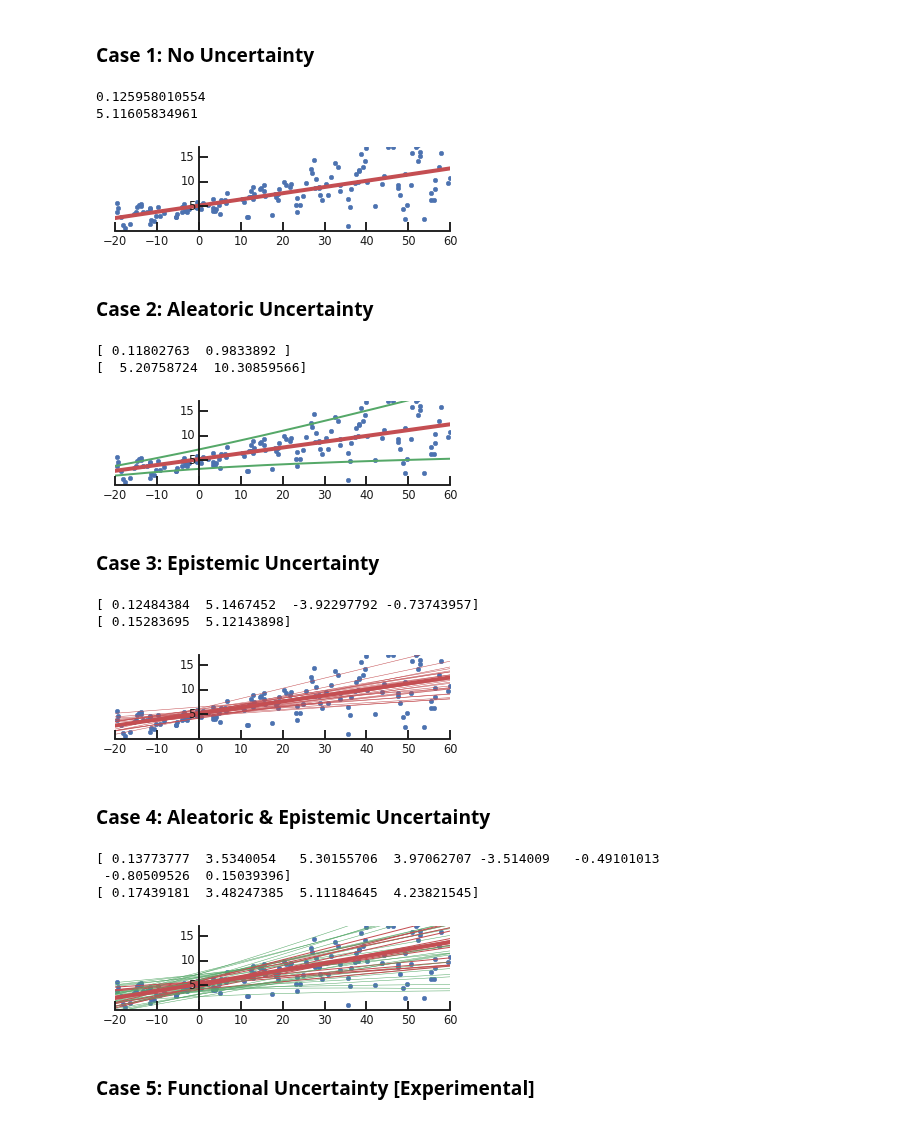
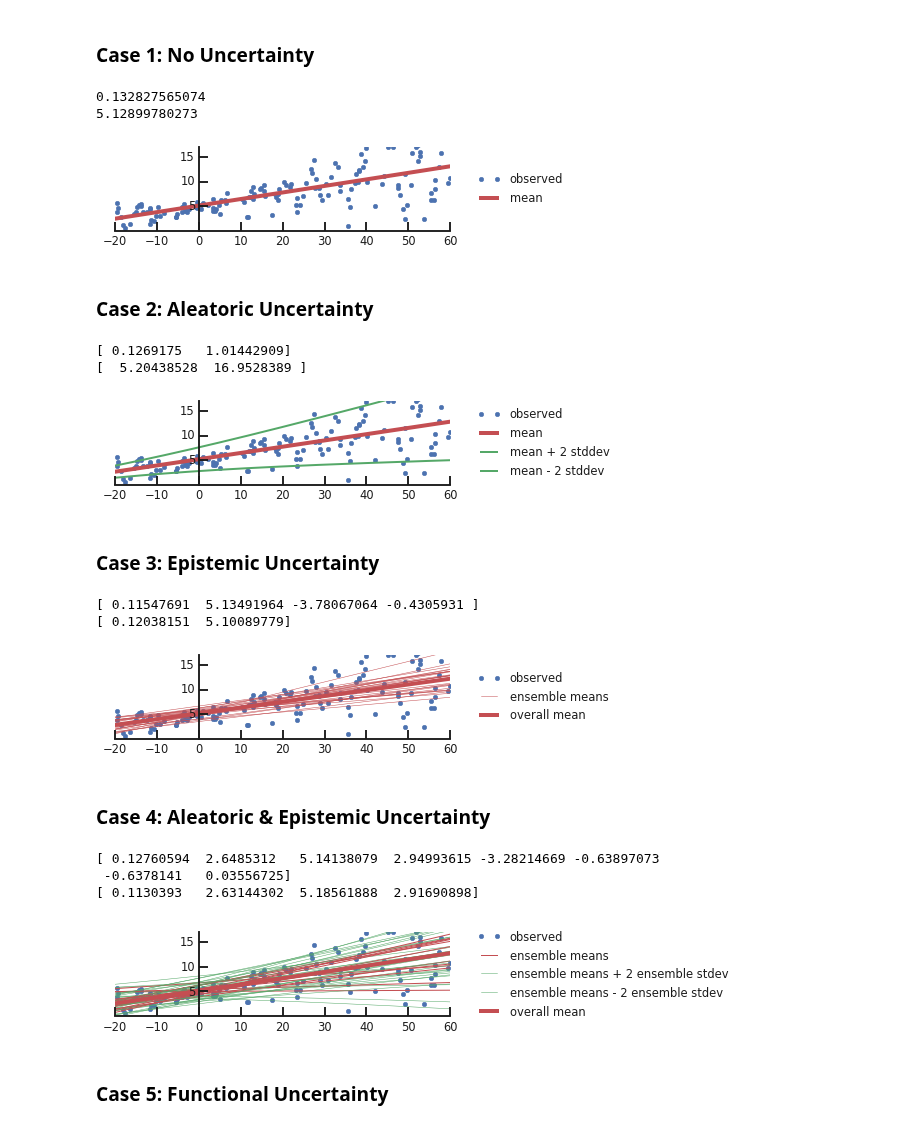
Before and after one commit to tensorflow/probability, a Jupyter notebook: tensorflow_probability/examples/jupyter_notebooks/Probabilistic_Layers_Regression.ipynb, the cells around one changed output. Saved outputs shown, nothing was run; the diff lists cells and outputs as text; code cells hidden in the pictures.

```diff
--- a/tensorflow_probability/examples/jupyter_notebooks/Probabilistic_Layers_Regression.ipynb
+++ b/tensorflow_probability/examples/jupyter_notebooks/Probabilistic_Layers_Regression.ipynb
@@ -97,7 +97,7 @@ w0 = 0.125
 b0 = 5.
 x_range = [-20, 60]
 
-def load_dataset(n=150, n_tst=10):
+def load_dataset(n=150, n_tst=150):
   np.random.seed(43)
   def s(x):
     g = (x - x_range[0]) / (x_range[1] - x_range[0])
@@ -121,41 +121,42 @@ model = tf.keras.Sequential([
 ])
 
 # Do inference.
-model.compile(optimizer=tf.optimizers.Adam(learning_rate=0.05), loss=negloglik)
-model.fit(x, y, epochs=500, verbose=False);
+model.compile(optimizer=tf.optimizers.Adam(learning_rate=0.01), loss=negloglik)
+model.fit(x, y, epochs=1000, verbose=False);
 
 # Profit.
 [print(np.squeeze(w.numpy())) for w in model.weights];
 yhat = model(x_tst)
 assert isinstance(yhat, tfd.Distribution)
 # %% [output]
-0.125958010554
-5.11605834961
+0.132827565074
+5.12899780273
 # %%
 #@title Figure 1: No uncertainty.
 w = np.squeeze(model.layers[-2].kernel.numpy())
 b = np.squeeze(model.layers[-2].bias.numpy())
 
 plt.figure(figsize=[6, 1.5])  # inches
 #plt.figure(figsize=[8, 5])  # inches
 plt.plot(x, y, 'b.', label='observed');
-plt.plot(x_tst, yhat.mean(),'r', label='fit', linewidth=4);
+plt.plot(x_tst, yhat.mean(),'r', label='mean', linewidth=4);
 plt.ylim(-0.,17);
 plt.yticks(np.linspace(0, 15, 4)[1:]);
 plt.xticks(np.linspace(*x_range, num=9));
 
 ax=plt.gca();
 ax.xaxis.set_ticks_position('bottom')
 ax.yaxis.set_ticks_position('left')
 ax.spines['left'].set_position(('data', 0))
 ax.spines['top'].set_visible(False)
 ax.spines['right'].set_visible(False)
 #ax.spines['left'].set_smart_bounds(True)
 #ax.spines['bottom'].set_smart_bounds(True)
+plt.legend(loc='center left', fancybox=True, framealpha=0., bbox_to_anchor=(1.05, 0.5))
 
 plt.savefig('/tmp/fig1.png', bbox_inches='tight', dpi=300)
 # %% [output]
-[figure, old version]
+[figure, new version]
 # %% [markdown]
 ### Case 2: Aleatoric Uncertainty
 # %%
@@ -168,16 +169,16 @@ model = tf.keras.Sequential([
 ])
 
 # Do inference.
-model.compile(optimizer=tf.optimizers.Adam(learning_rate=0.05), loss=negloglik)
-model.fit(x, y, epochs=500, verbose=False);
+model.compile(optimizer=tf.optimizers.Adam(learning_rate=0.01), loss=negloglik)
+model.fit(x, y, epochs=1000, verbose=False);
 
 # Profit.
 [print(np.squeeze(w.numpy())) for w in model.weights];
 yhat = model(x_tst)
 assert isinstance(yhat, tfd.Distribution)
 # %% [output]
-[ 0.11802763  0.9833892 ]
-[  5.20758724  10.30859566]
+[ 0.1269175   1.01442909]
+[  5.20438528  16.9528389 ]
 # %%
 #@title Figure 2: Aleatoric Uncertainty
 plt.figure(figsize=[6, 1.5])  # inches
@@ -186,9 +187,9 @@ plt.plot(x, y, 'b.', label='observed');
 m = yhat.mean()
 s = yhat.stddev()
 
-plt.plot(x_tst, m, 'r', linewidth=4, label='fit');
-plt.plot(x_tst, m + 2 * s, 'g', linewidth=2, label=r'$\mu+\sigma$');
-plt.plot(x_tst, m - 2 * s, 'g', linewidth=2, label=r'$\mu-\sigma$');
+plt.plot(x_tst, m, 'r', linewidth=4, label='mean');
+plt.plot(x_tst, m + 2 * s, 'g', linewidth=2, label=r'mean + 2 stddev');
+plt.plot(x_tst, m - 2 * s, 'g', linewidth=2, label=r'mean - 2 stddev');
 
 plt.ylim(-0.,17);
 plt.yticks(np.linspace(0, 15, 4)[1:]);
@@ -202,10 +203,11 @@ ax.spines['top'].set_visible(False)
 ax.spines['right'].set_visible(False)
 #ax.spines['left'].set_smart_bounds(True)
 #ax.spines['bottom'].set_smart_bounds(True)
+plt.legend(loc='center left', fancybox=True, framealpha=0., bbox_to_anchor=(1.05, 0.5))
 
 plt.savefig('/tmp/fig2.png', bbox_inches='tight', dpi=300)
 # %% [output]
-[figure, old version]
+[figure, new version]
 # %% [markdown]
 ### Case 3: Epistemic Uncertainty
 # %%
@@ -238,16 +240,16 @@ model = tf.keras.Sequential([
 ])
 
 # Do inference.
-model.compile(optimizer=tf.optimizers.Adam(learning_rate=0.05), loss=negloglik)
-model.fit(x, y, epochs=500, verbose=False);
+model.compile(optimizer=tf.optimizers.Adam(learning_rate=0.01), loss=negloglik)
+model.fit(x, y, epochs=1000, verbose=False);
 
 # Profit.
 [print(np.squeeze(w.numpy())) for w in model.weights];
 yhat = model(x_tst)
 assert isinstance(yhat, tfd.Distribution)
 # %% [output]
-[ 0.12484384  5.1467452  -3.92297792 -0.73743957]
-[ 0.15283695  5.12143898]
+[ 0.11547691  5.13491964 -3.78067064 -0.4305931 ]
+[ 0.12038151  5.10089779]
 # %%
 #@title Figure 3: Epistemic Uncertainty
 plt.figure(figsize=[6, 1.5])  # inches
@@ -260,9 +262,9 @@ for i, yhat in enumerate(yhats):
   m = np.squeeze(yhat.mean())
   s = np.squeeze(yhat.stddev())
   if i < 25:
-    plt.plot(x_tst, m, 'r', label='fit', linewidth=0.5)
+    plt.plot(x_tst, m, 'r', label='ensemble means' if i == 0 else None, linewidth=0.5)
   avgm += m
-plt.plot(x_tst, avgm/len(yhats), 'r', label='fit', linewidth=4)
+plt.plot(x_tst, avgm/len(yhats), 'r', label='overall mean', linewidth=4)
 
 plt.ylim(-0.,17);
 plt.yticks(np.linspace(0, 15, 4)[1:]);
@@ -276,10 +278,11 @@ ax.spines['top'].set_visible(False)
 ax.spines['right'].set_visible(False)
 #ax.spines['left'].set_smart_bounds(True)
 #ax.spines['bottom'].set_smart_bounds(True)
+plt.legend(loc='center left', fancybox=True, framealpha=0., bbox_to_anchor=(1.05, 0.5))
 
 plt.savefig('/tmp/fig3.png', bbox_inches='tight', dpi=300)
 # %% [output]
-[figure, old version]
+[figure, new version]
 # %% [markdown]
 ### Case 4: Aleatoric & Epistemic Uncertainty
 # %%
@@ -292,17 +295,17 @@ model = tf.keras.Sequential([
 ])
 
 # Do inference.
-model.compile(optimizer=tf.optimizers.Adam(learning_rate=0.05), loss=negloglik)
-model.fit(x, y, epochs=500, verbose=False);
+model.compile(optimizer=tf.optimizers.Adam(learning_rate=0.01), loss=negloglik)
+model.fit(x, y, epochs=1000, verbose=False);
 
 # Profit.
 [print(np.squeeze(w.numpy())) for w in model.weights];
 yhat = model(x_tst)
 assert isinstance(yhat, tfd.Distribution)
 # %% [output]
-[ 0.13773777  3.5340054   5.30155706  3.97062707 -3.514009   -0.49101013
- -0.80509526  0.15039396]
-[ 0.17439181  3.48247385  5.11184645  4.23821545]
+[ 0.12760594  2.6485312   5.14138079  2.94993615 -3.28214669 -0.63897073
+ -0.6378141   0.03556725]
+[ 0.1130393   2.63144302  5.18561888  2.91690898]
 # %%
 #@title Figure 4: Both Aleatoric & Epistemic Uncertainty
 plt.figure(figsize=[6, 1.5])  # inches
@@ -314,11 +317,11 @@ for i, yhat in enumerate(yhats):
   m = np.squeeze(yhat.mean())
   s = np.squeeze(yhat.stddev())
   if i < 15:
-    plt.plot(x_tst, m, 'r', label='fit', linewidth=1.)
-    plt.plot(x_tst, m + 2 * s, 'g', linewidth=0.5, label=r'$\mu+\sigma$');
-    plt.plot(x_tst, m - 2 * s, 'g', linewidth=0.5, label=r'$\mu-\sigma$');
+    plt.plot(x_tst, m, 'r', label='ensemble means' if i == 0 else None, linewidth=1.)
+    plt.plot(x_tst, m + 2 * s, 'g', linewidth=0.5, label='ensemble means + 2 ensemble stdev' if i == 0 else None);
+    plt.plot(x_tst, m - 2 * s, 'g', linewidth=0.5, label='ensemble means - 2 ensemble stdev' if i == 0 else None);
   avgm += m
-plt.plot(x_tst, avgm/len(yhats), 'r', label='fit', linewidth=4)
+plt.plot(x_tst, avgm/len(yhats), 'r', label='overall mean', linewidth=4)
 
 plt.ylim(-0.,17);
 plt.yticks(np.linspace(0, 15, 4)[1:]);
@@ -332,11 +335,12 @@ ax.spines['top'].set_visible(False)
 ax.spines['right'].set_visible(False)
 #ax.spines['left'].set_smart_bounds(True)
 #ax.spines['bottom'].set_smart_bounds(True)
+plt.legend(loc='center left', fancybox=True, framealpha=0., bbox_to_anchor=(1.05, 0.5))
 
 plt.savefig('/tmp/fig4.png', bbox_inches='tight', dpi=300)
 # %% [output]
-[figure, old version]
+[figure, new version]
 # %% [markdown]
-### Case 5: Functional Uncertainty [Experimental]
+### Case 5: Functional Uncertainty
 # %%
 #@title Custom PSD Kernel
```
Also changed, not shown: parts of 3 cells of this notebook.
